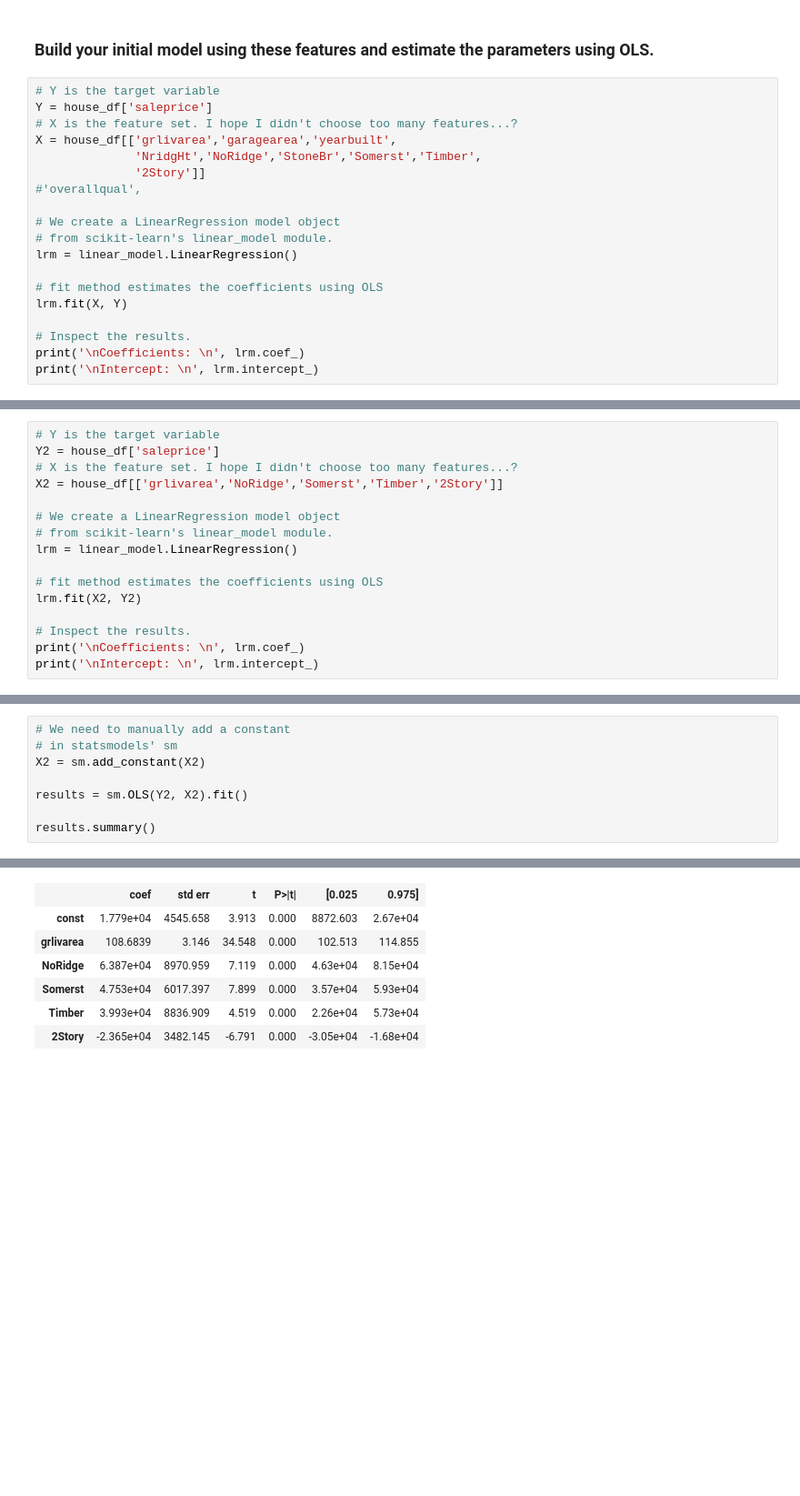
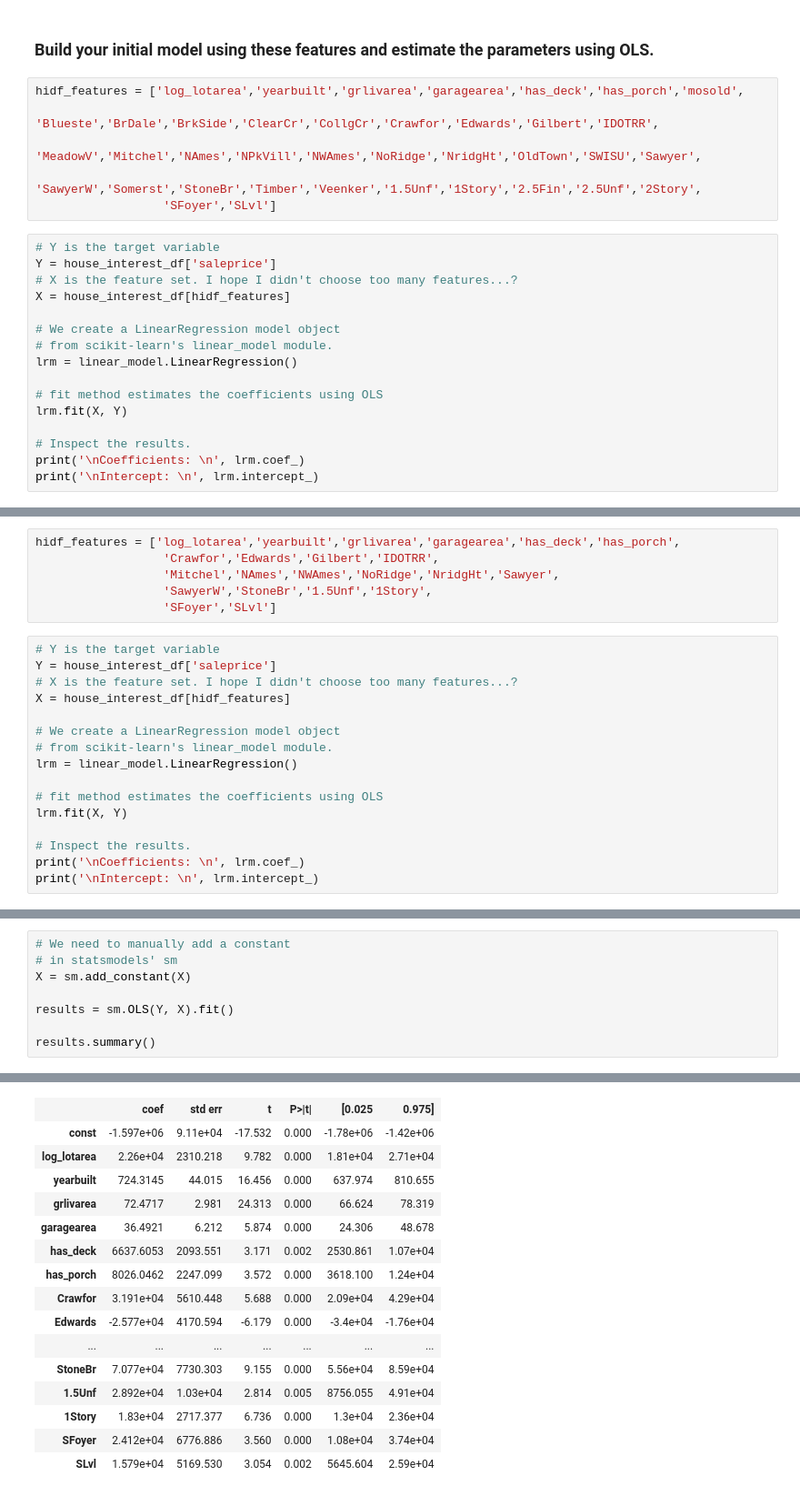
Before and after one commit to iamjeremybe/thinkful_data_science, a Jupyter notebook: Thinkful - Simple linear regression with OLS.ipynb, the cells around one changed output, grey strips where cells are left out. Shown at 91% size. Cells and saved outputs as stored; diff of their text form; blank space fills up the shorter version.

```diff
--- a/Thinkful - Simple linear regression with OLS.ipynb
+++ b/Thinkful - Simple linear regression with OLS.ipynb
@@ -378,13 +396,16 @@ house_df.head()
 # %% [markdown]
 ### Build your initial model using these features and estimate the parameters using OLS.
+# %%
+hidf_features = ['log_lotarea','yearbuilt','grlivarea','garagearea','has_deck','has_porch','mosold',
+                  'Blueste','BrDale','BrkSide','ClearCr','CollgCr','Crawfor','Edwards','Gilbert','IDOTRR',
+                  'MeadowV','Mitchel','NAmes','NPkVill','NWAmes','NoRidge','NridgHt','OldTown','SWISU','Sawyer',
+                  'SawyerW','Somerst','StoneBr','Timber','Veenker','1.5Unf','1Story','2.5Fin','2.5Unf','2Story',
+                  'SFoyer','SLvl']
 # %%
 # Y is the target variable
-Y = house_df['saleprice']
+Y = house_interest_df['saleprice']
 # X is the feature set. I hope I didn't choose too many features...?
-X = house_df[['grlivarea','garagearea','yearbuilt',
-              'NridgHt','NoRidge','StoneBr','Somerst','Timber',
-              '2Story']]
-#'overallqual',
+X = house_interest_df[hidf_features]
 
 # We create a LinearRegression model object
 # from scikit-learn's linear_model module.
@@ -557,15 +480,21 @@ So if I'm reading this correctly, I only want to keep the following variables fr
+# %%
+hidf_features = ['log_lotarea','yearbuilt','grlivarea','garagearea','has_deck','has_porch',
+                  'Crawfor','Edwards','Gilbert','IDOTRR',
+                  'Mitchel','NAmes','NWAmes','NoRidge','NridgHt','Sawyer',
+                  'SawyerW','StoneBr','1.5Unf','1Story',
+                  'SFoyer','SLvl']
 # %%
 # Y is the target variable
-Y2 = house_df['saleprice']
+Y = house_interest_df['saleprice']
 # X is the feature set. I hope I didn't choose too many features...?
-X2 = house_df[['grlivarea','NoRidge','Somerst','Timber','2Story']]
+X = house_interest_df[hidf_features]
 
 # We create a LinearRegression model object
 # from scikit-learn's linear_model module.
 lrm = linear_model.LinearRegression()
 
 # fit method estimates the coefficients using OLS
-lrm.fit(X2, Y2)
+lrm.fit(X, Y)
 
 # Inspect the results.
 print('\nCoefficients: \n', lrm.coef_)
@@ -580,9 +513,9 @@ Intercept:
 # %%
 # We need to manually add a constant
 # in statsmodels' sm
-X2 = sm.add_constant(X2)
+X = sm.add_constant(X)
 
-results = sm.OLS(Y2, X2).fit()
+results = sm.OLS(Y, X).fit()
 
 results.summary()
 # %% [output]
@@ -598,8 +531,17 @@ OLS Regression Results
 | Covariance Type: | nonrobust |  |  |
 |  | coef | std err | t | P>|t| | [0.025 | 0.975] |
-| const | 1.779e+04 | 4545.658 | 3.913 | 0.000 | 8872.603 | 2.67e+04 |
-| grlivarea | 108.6839 | 3.146 | 34.548 | 0.000 | 102.513 | 114.855 |
-| NoRidge | 6.387e+04 | 8970.959 | 7.119 | 0.000 | 4.63e+04 | 8.15e+04 |
-| Somerst | 4.753e+04 | 6017.397 | 7.899 | 0.000 | 3.57e+04 | 5.93e+04 |
-| Timber | 3.993e+04 | 8836.909 | 4.519 | 0.000 | 2.26e+04 | 5.73e+04 |
-| 2Story | -2.365e+04 | 3482.145 | -6.791 | 0.000 | -3.05e+04 | -1.68e+04 |
+| const | -1.597e+06 | 9.11e+04 | -17.532 | 0.000 | -1.78e+06 | -1.42e+06 |
+| log_lotarea | 2.26e+04 | 2310.218 | 9.782 | 0.000 | 1.81e+04 | 2.71e+04 |
+| yearbuilt | 724.3145 | 44.015 | 16.456 | 0.000 | 637.974 | 810.655 |
+| grlivarea | 72.4717 | 2.981 | 24.313 | 0.000 | 66.624 | 78.319 |
+| garagearea | 36.4921 | 6.212 | 5.874 | 0.000 | 24.306 | 48.678 |
+| has_deck | 6637.6053 | 2093.551 | 3.171 | 0.002 | 2530.861 | 1.07e+04 |
+| has_porch | 8026.0462 | 2247.099 | 3.572 | 0.000 | 3618.100 | 1.24e+04 |
+| Crawfor | 3.191e+04 | 5610.448 | 5.688 | 0.000 | 2.09e+04 | 4.29e+04 |
+| Edwards | -2.577e+04 | 4170.594 | -6.179 | 0.000 | -3.4e+04 | -1.76e+04 |
+| ... | ... | ... | ... | ... | ... | ... |
+| StoneBr | 7.077e+04 | 7730.303 | 9.155 | 0.000 | 5.56e+04 | 8.59e+04 |
+| 1.5Unf | 2.892e+04 | 1.03e+04 | 2.814 | 0.005 | 8756.055 | 4.91e+04 |
+| 1Story | 1.83e+04 | 2717.377 | 6.736 | 0.000 | 1.3e+04 | 2.36e+04 |
+| SFoyer | 2.412e+04 | 6776.886 | 3.560 | 0.000 | 1.08e+04 | 3.74e+04 |
+| SLvl | 1.579e+04 | 5169.530 | 3.054 | 0.002 | 5645.604 | 2.59e+04 |
```
Also changed, not shown: parts of 26 cells of this notebook.
